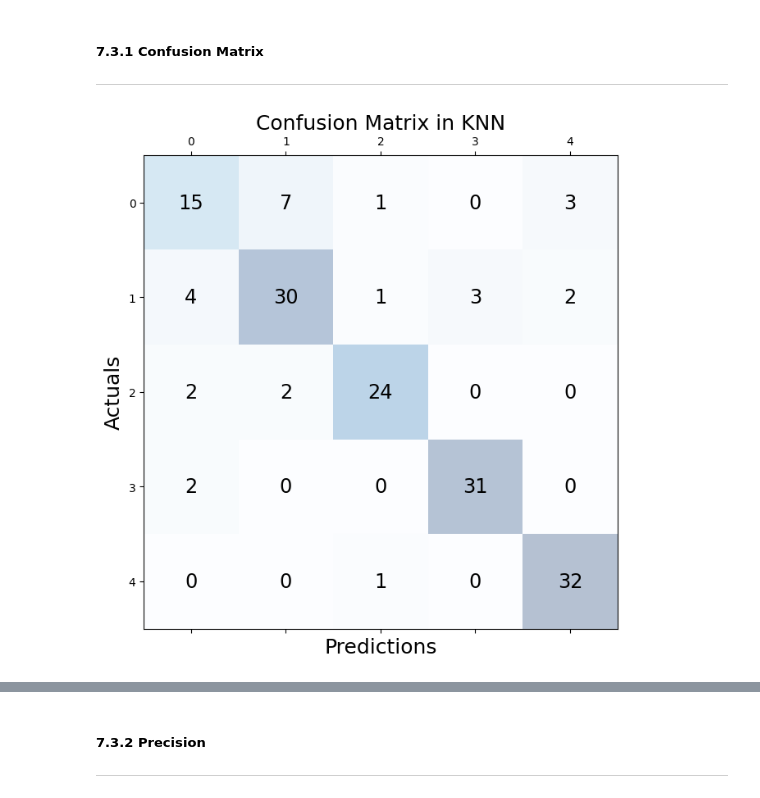
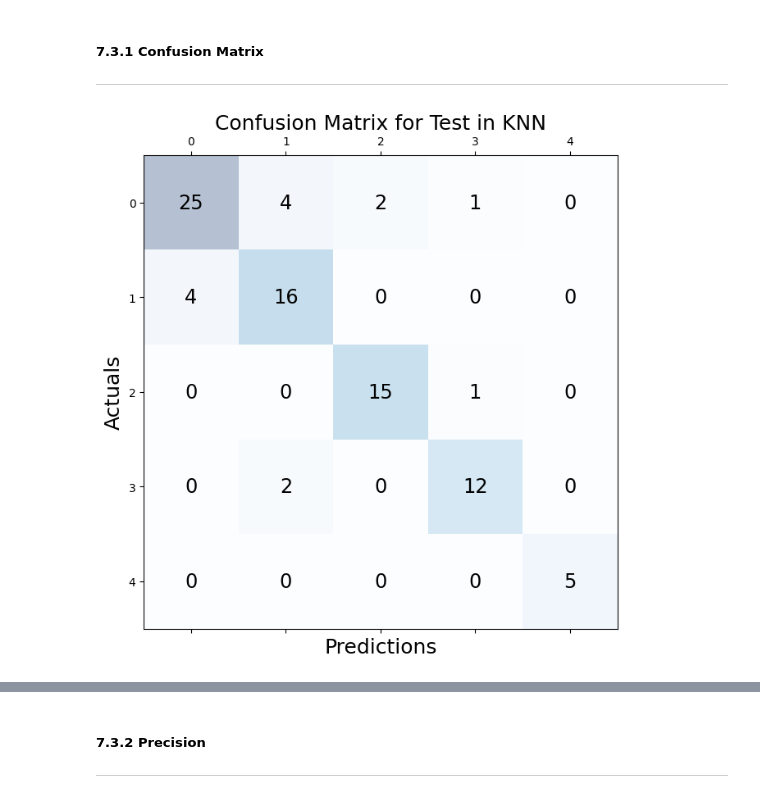
Before and after one commit to mishasilva01/FAA_project1, a Jupyter notebook: project1_notebook.ipynb, the cells around one changed output, grey strips where cells are left out. Cells and saved outputs as stored; diff of their text form; code cells hidden in the pictures.

```diff
--- a/project1_notebook.ipynb
+++ b/project1_notebook.ipynb
@@ -516,6 +530,6 @@ list_parameters = list(product(['smote', 'doubling', "class weights"]
 # %%
 for par in list_parameters:
 
-    Model_evaluation = Function(df_filtered, Model_evaluation, oversampling_method=par[0], estimator=par[1], feature_selection=par[2], grid_search_name=par[1])
+    Model_evaluation = Function(df_filtered, client_set, Model_evaluation, oversampling_method=par[0], estimator=par[1], feature_selection=par[2], grid_search_name=par[1])
 # %%
 SVM_evaluation = pd.DataFrame(Model_evaluation["SVM"])
@@ -559,15 +573,15 @@ Feature Selected:
 ________________
 # %%
 fig, ax = plt.subplots(figsize=(7.5, 7.5))
-ax.matshow(best_option_Decision_Tree['Confusion Matrix'], cmap=plt.cm.Blues, alpha=0.3)
-for i in range(best_option_Decision_Tree['Confusion Matrix'].shape[0]):
+ax.matshow(best_option_Decision_Tree['Confusion Matrix Test'], cmap=plt.cm.Blues, alpha=0.3)
+for i in range(best_option_Decision_Tree['Confusion Matrix Test'].shape[0]):
 
-    for j in range(best_option_Decision_Tree['Confusion Matrix'].shape[1]):
+    for j in range(best_option_Decision_Tree['Confusion Matrix Test'].shape[1]):
 
-        ax.text(x=j, y=i,s=best_option_Decision_Tree['Confusion Matrix'][i, j], va='center', ha='center', size='xx-large')
+        ax.text(x=j, y=i,s=best_option_Decision_Tree['Confusion Matrix Test'][i, j], va='center', ha='center', size='xx-large')
 
 plt.xlabel('Predictions', fontsize=18)
 plt.ylabel('Actuals', fontsize=18)
-plt.title('Confusion Matrix in Decision Tree', fontsize=18)
+plt.title('Confusion Matrix for Test in Decision Tree', fontsize=18)
 plt.show()
 # %% [output]
@@ -628,15 +666,15 @@ Feature Selected:
 ________________
 # %%
 fig, ax = plt.subplots(figsize=(7.5, 7.5))
-ax.matshow(best_option_SVM['Confusion Matrix'], cmap=plt.cm.Blues, alpha=0.3)
-for i in range(best_option_SVM['Confusion Matrix'].shape[0]):
+ax.matshow(best_option_SVM['Confusion Matrix Test'], cmap=plt.cm.Blues, alpha=0.3)
+for i in range(best_option_SVM['Confusion Matrix Test'].shape[0]):
 
-    for j in range(best_option_SVM['Confusion Matrix'].shape[1]):
+    for j in range(best_option_SVM['Confusion Matrix Test'].shape[1]):
 
-        ax.text(x=j, y=i,s=best_option_SVM['Confusion Matrix'][i, j], va='center', ha='center', size='xx-large')
+        ax.text(x=j, y=i,s=best_option_SVM['Confusion Matrix Test'][i, j], va='center', ha='center', size='xx-large')
 
 plt.xlabel('Predictions', fontsize=18)
 plt.ylabel('Actuals', fontsize=18)
-plt.title('Confusion Matrix in SVM', fontsize=18)
+plt.title('Confusion Matrix for Test in SVM', fontsize=18)
 plt.show()
 # %% [output]
@@ -643,0 +682,13 @@ plt.show()
+# %%
+fig, ax = plt.subplots(figsize=(7.5, 7.5))
+ax.matshow(best_option_SVM['Confusion Matrix Client'], cmap=plt.cm.Blues, alpha=0.3)
+for i in range(best_option_SVM['Confusion Matrix Client'].shape[0]):
+
+    for j in range(best_option_SVM['Confusion Matrix Client'].shape[1]):
+
+        ax.text(x=j, y=i,s=best_option_SVM['Confusion Matrix Client'][i, j], va='center', ha='center', size='xx-large')
+
+plt.xlabel('Predictions', fontsize=18)
+plt.ylabel('Actuals', fontsize=18)
+plt.title('Confusion Matrix for Client in SVM', fontsize=18)
+plt.show()
@@ -697,16 +759,16 @@ Feature Selected:
 ________________
 # %%
 fig, ax = plt.subplots(figsize=(7.5, 7.5))
-ax.matshow(best_option_KNN['Confusion Matrix'], cmap=plt.cm.Blues, alpha=0.3)
-for i in range(best_option_KNN['Confusion Matrix'].shape[0]):
+ax.matshow(best_option_KNN['Confusion Matrix Test'], cmap=plt.cm.Blues, alpha=0.3)
+for i in range(best_option_KNN['Confusion Matrix Test'].shape[0]):
 
-    for j in range(best_option_KNN['Confusion Matrix'].shape[1]):
+    for j in range(best_option_KNN['Confusion Matrix Test'].shape[1]):
 
-        ax.text(x=j, y=i,s=best_option_KNN['Confusion Matrix'][i, j], va='center', ha='center', size='xx-large')
+        ax.text(x=j, y=i,s=best_option_KNN['Confusion Matrix Test'][i, j], va='center', ha='center', size='xx-large')
 
 plt.xlabel('Predictions', fontsize=18)
 plt.ylabel('Actuals', fontsize=18)
-plt.title('Confusion Matrix in KNN', fontsize=18)
+plt.title('Confusion Matrix for Test in KNN', fontsize=18)
 plt.show()
 # %% [output]
-[figure, old version]
+[figure, new version]
```
Also changed, not shown: parts of 22 cells of this notebook.
